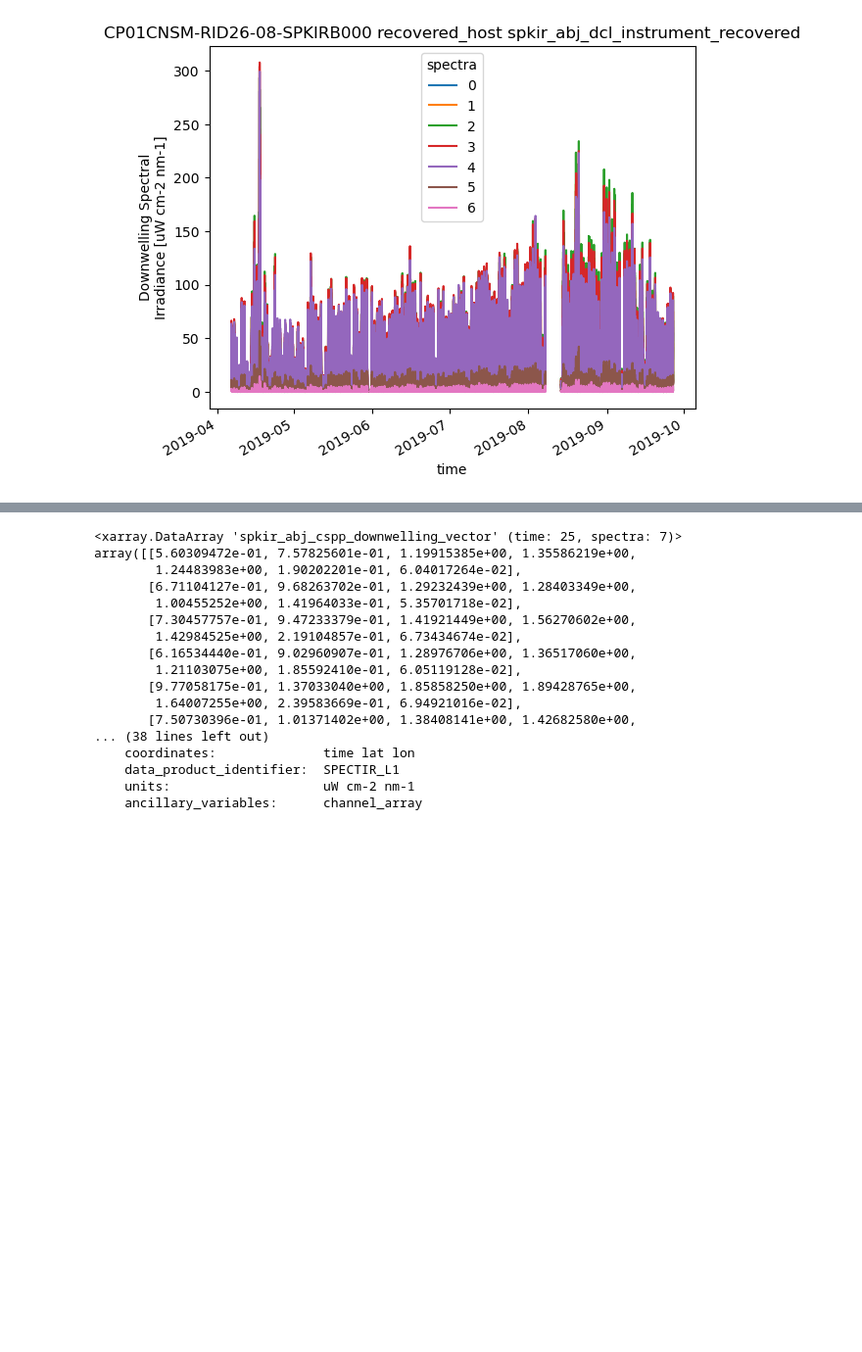
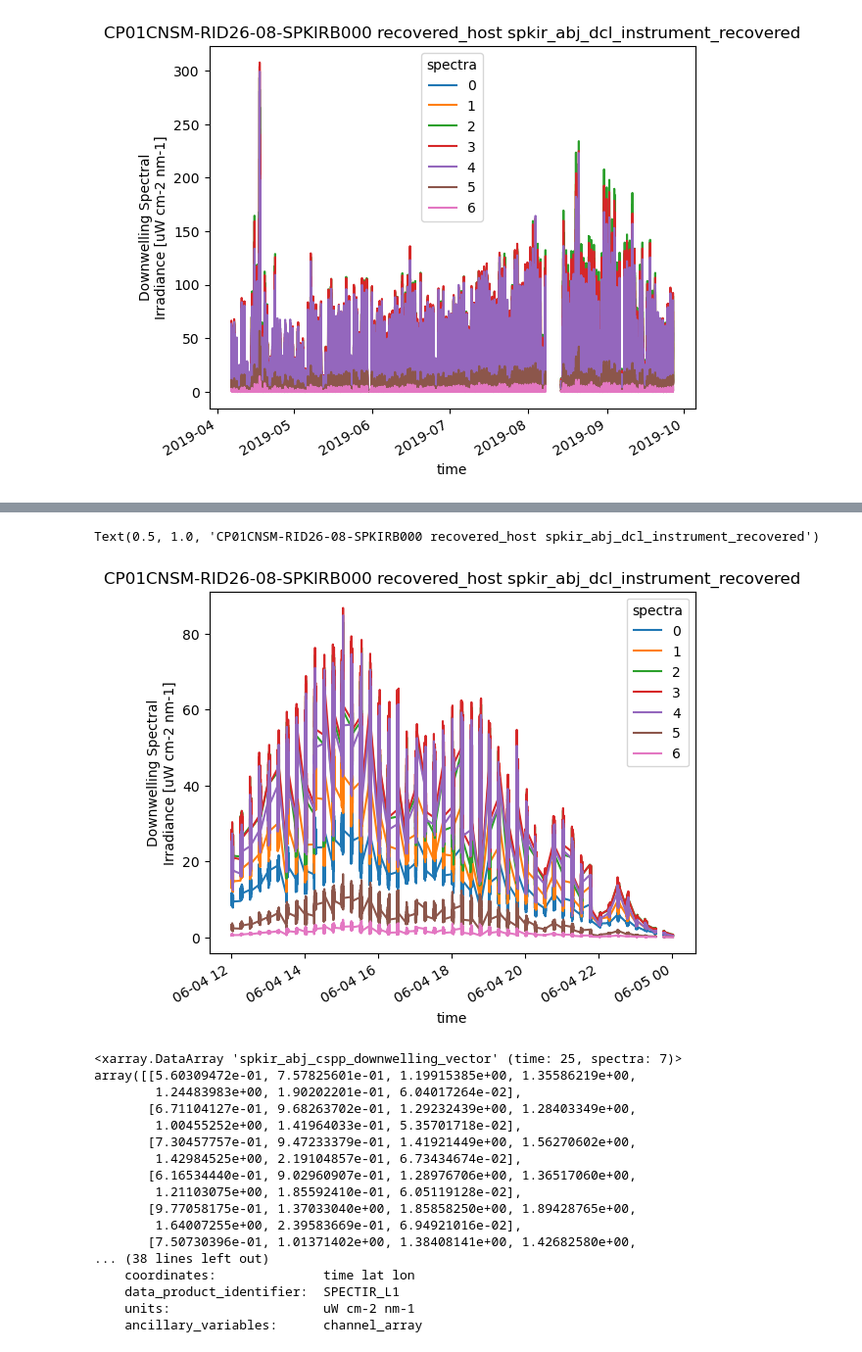
Before and after one commit to cooleyky/qartod_testing, a Jupyter notebook: notebooks/11-Deep-dive-CP01CNSM-RID26-08-SPKIRB000.ipynb, the cells around one changed output, grey strips where cells are left out. Shown at 98% size. Cells and saved outputs as stored; diff of their text form; code cells hidden in the pictures; blank space fills up the shorter version.

```diff
--- a/notebooks/11-Deep-dive-CP01CNSM-RID26-08-SPKIRB000.ipynb
+++ b/notebooks/11-Deep-dive-CP01CNSM-RID26-08-SPKIRB000.ipynb
@@ -160,3 +168,10 @@ Text(0.5, 1.0, 'CP01CNSM-RID26-08-SPKIRB000 recovered_host spkir_abj_dcl_instrum
+# %%
+# plot a different 12 hours of data to see if it is also spiky - let's try 04 June (just because :) )
+spkir_full_time.spkir_abj_cspp_downwelling_vector.sel(time=slice('2019-06-04T12:00','2019-06-05T00:00')).plot.line(x="time", hue="spectra")
+plt.title(' '.join([refdes, method, stream]))
+# %% [output]
+Text(0.5, 1.0, 'CP01CNSM-RID26-08-SPKIRB000 recovered_host spkir_abj_dcl_instrument_recovered')
+[figure, added]
 # %%
 # resample to weekly data by applying the median
 downwelling_irradiance = spkir_full_time.spkir_abj_cspp_downwelling_vector
```
Also changed, not shown: parts of 8 cells of this notebook.
